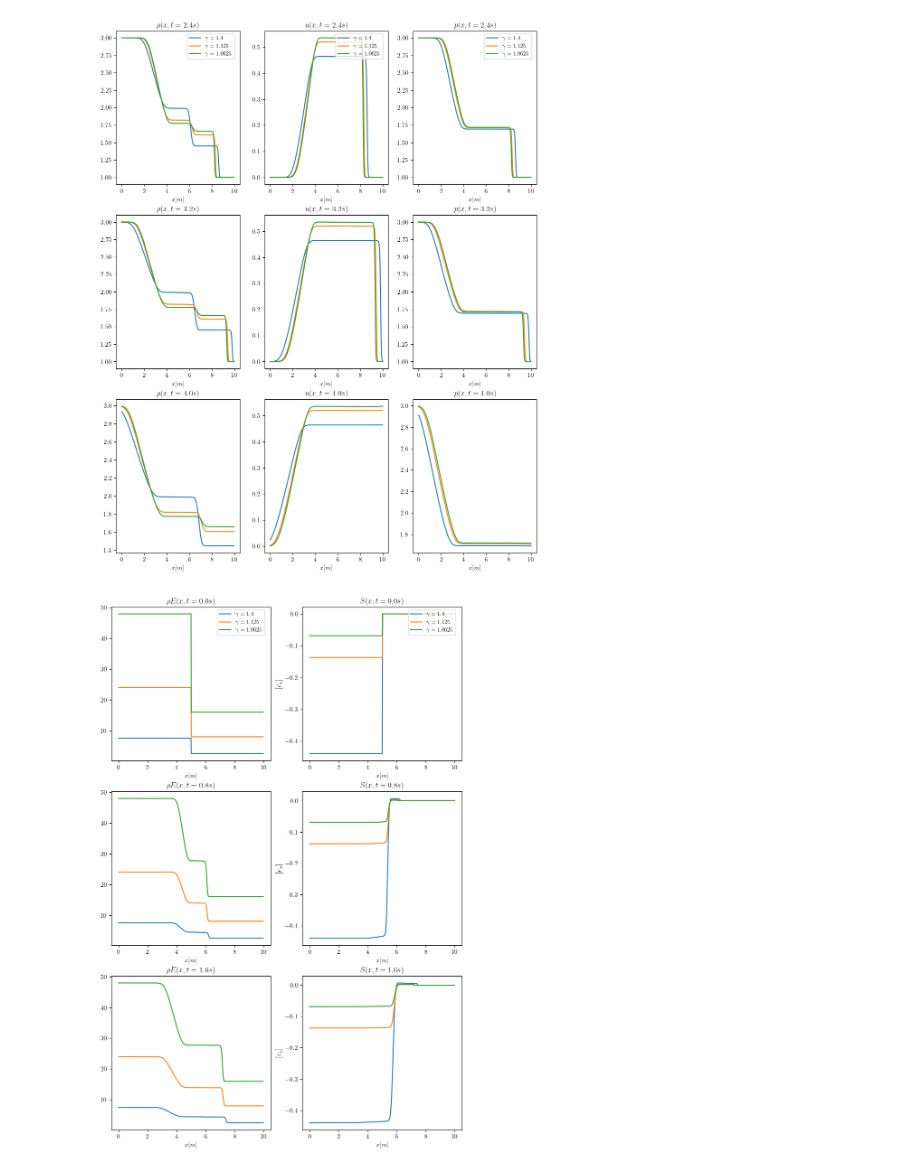
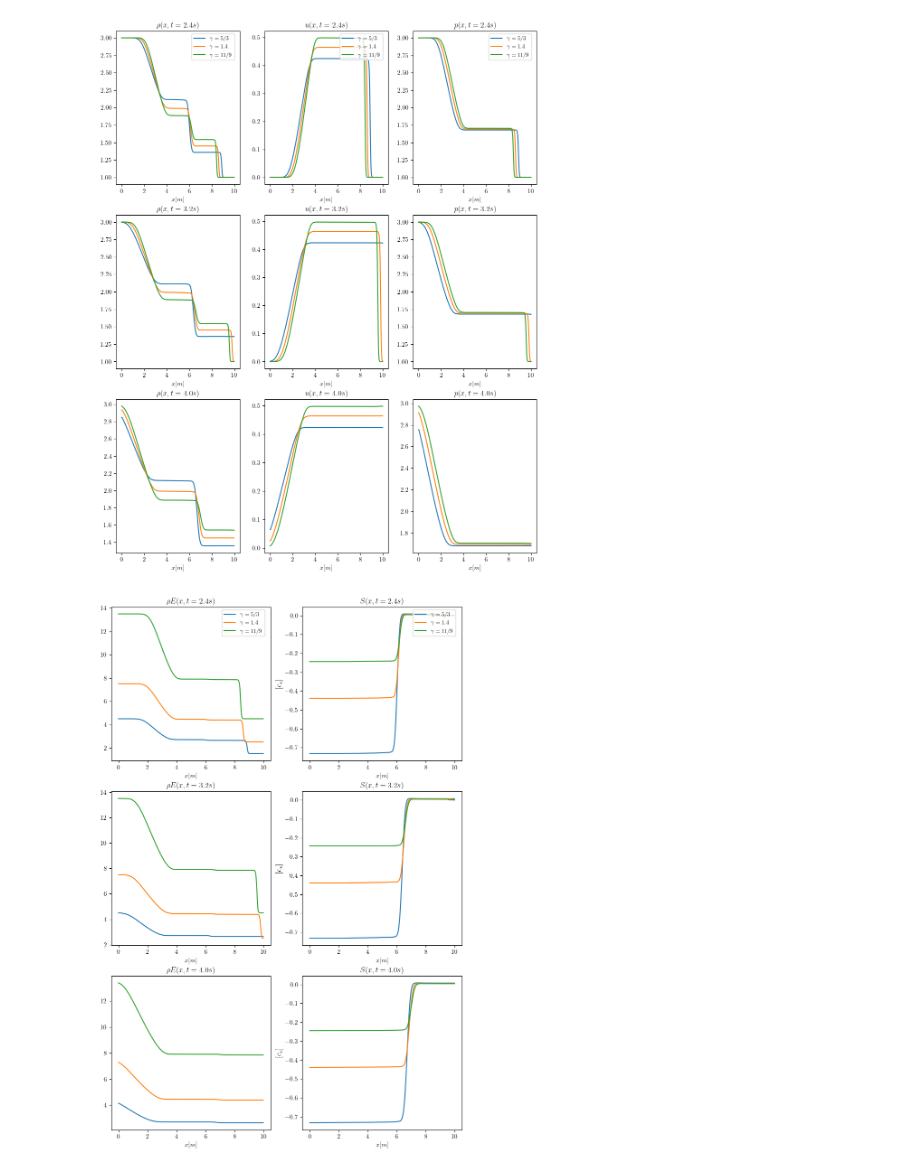
Before and after one commit to highchen147/tesis, a Jupyter notebook: euler1D/experimentos/visualizacion.ipynb, the cells around one changed output. Cells and saved outputs as stored; diff of their text form; code cells hidden in the pictures.

```diff
--- a/euler1D/experimentos/visualizacion.ipynb
+++ b/euler1D/experimentos/visualizacion.ipynb
@@ -42,9 +48,9 @@ def calcular_entropia(gamma, rho, p):
 # %%
-ndegrees = [5,16,32]
+ndegrees = [3,5,9]
 gammas_a_utilizar = [gamma_formula(x) for x in ndegrees]
 ndegrees_gammas = tuple((x, gamma_formula(x)) for x in ndegrees)
 
-folder_names = ["gamma" + str(x) for x in gammas_a_utilizar]
+folder_names = ["gamma" + str(round(x,3)) for x in gammas_a_utilizar]
 
 
 for nombre in folder_names:
@@ -61,7 +67,7 @@ for nombre in folder_names:
 data
 # Asignar energía y entropía
 for gamma in gammas_a_utilizar:
-    nombre_solucion = "gamma"+str(gamma)
+    nombre_solucion = "gamma"+str(round(gamma,3))
     col_energia = "energia_" + nombre_solucion
     col_entropia = "entropia_" + nombre_solucion
     data[col_energia] = calcular_energia(gamma, data["rho_"+nombre_solucion], data["u_"+nombre_solucion], data["p_"+nombre_solucion])
@@ -102,9 +108,9 @@ for i in range(len(instantes)):
     for j in range(3):
         variable = list(variables_datos.keys())[j]
         lista_plots[i][j]: plt.Axes
+        lista_plots[i][j].plot(data_instant["x"], data_instant[variable+"_gamma1.667"], label=r"$\gamma = 5/3$")
         lista_plots[i][j].plot(data_instant["x"], data_instant[variable+"_gamma1.4"], label=r"$\gamma = 1.4$")
-        lista_plots[i][j].plot(data_instant["x"], data_instant[variable+"_gamma1.125"], label=r"$\gamma = 1.125$")
-        lista_plots[i][j].plot(data_instant["x"], data_instant[variable+"_gamma1.0625"], label=r"$\gamma = 1.0625$")
+        lista_plots[i][j].plot(data_instant["x"], data_instant[variable+"_gamma1.222"], label=r"$\gamma = 11/9$")
         titulo = variables_datos[variable]["nombre"].replace(r"$", "")
         titulo += f"(x,t = {tiempo}s)"
         titulo = r"$" + titulo + r"$"
@@ -114,38 +120,38 @@ for i in range(len(instantes)):
             lista_plots[i][j].legend(fontsize = 9, loc='upper right', bbox_to_anchor=(0.98, 1.0))
 plt.savefig(f'graficas_sod/2.pdf', bbox_inches='tight', pad_inches=0.05, format='pdf')
 # %% [output]
-[figure, old version]
+[figure, new version]
 # %%
 # Gráfica energía
 plt.rcParams['font.family'] = 'serif'
 plt.rcParams['text.usetex'] = True
 plt.rcParams['text.latex.preamble'] = r'\usepackage{amsmath}'
 
 fig, lista_plots = plt.subplots(3, 2, figsize=(10, 15))
-instantes = [1,2,3]
+instantes = [4,5,6]
 variables_datos = {"energia": {"nombre": r"$\rho E$"},
                    "entropia": {"nombre": r"$S$"}}
 
 # print(variables_datos["rho"]["nombre"])
 for i in range(len(instantes)):
     instant = instantes[i]
     data_instant = data.query("Instante == @instant")
     tiempo = data_instant["t"].values[0]
     for j in range(2):
         variable = list(variables_datos.keys())[j]
         lista_plots[i][j]: plt.Axes
+        lista_plots[i][j].plot(data_instant["x"], data_instant[variable+"_gamma1.667"], label=r"$\gamma = 5/3$")
         lista_plots[i][j].plot(data_instant["x"], data_instant[variable+"_gamma1.4"], label=r"$\gamma = 1.4$")
-        lista_plots[i][j].plot(data_instant["x"], data_instant[variable+"_gamma1.125"], label=r"$\gamma = 1.125$")
-        lista_plots[i][j].plot(data_instant["x"], data_instant[variable+"_gamma1.0625"], label=r"$\gamma = 1.0625$")
+        lista_plots[i][j].plot(data_instant["x"], data_instant[variable+"_gamma1.222"], label=r"$\gamma = 11/9$")
         titulo = variables_datos[variable]["nombre"].replace(r"$", "")
         titulo += f"(x,t = {tiempo}s)"
         titulo = r"$" + titulo + r"$"
         lista_plots[i][j].set_title(titulo)
         lista_plots[i][j].set_xlabel(r"$x[m]$")
         if j == 1:
             lista_plots[i][j].set_ylabel(r"$[c_{v}]$", fontsize=12)
         if i == 0:
             lista_plots[i][j].legend(fontsize = 9, loc='upper right', bbox_to_anchor=(0.98, 1.0))
-plt.savefig(f'energia/1.pdf', bbox_inches='tight', pad_inches=0.05, format='pdf')
+plt.savefig(f'energia/2.pdf', bbox_inches='tight', pad_inches=0.05, format='pdf')
 # %% [output]
-[figure, old version]
+[figure, new version]
```
Also changed, not shown: parts of 2 cells of this notebook, 16 other files.
